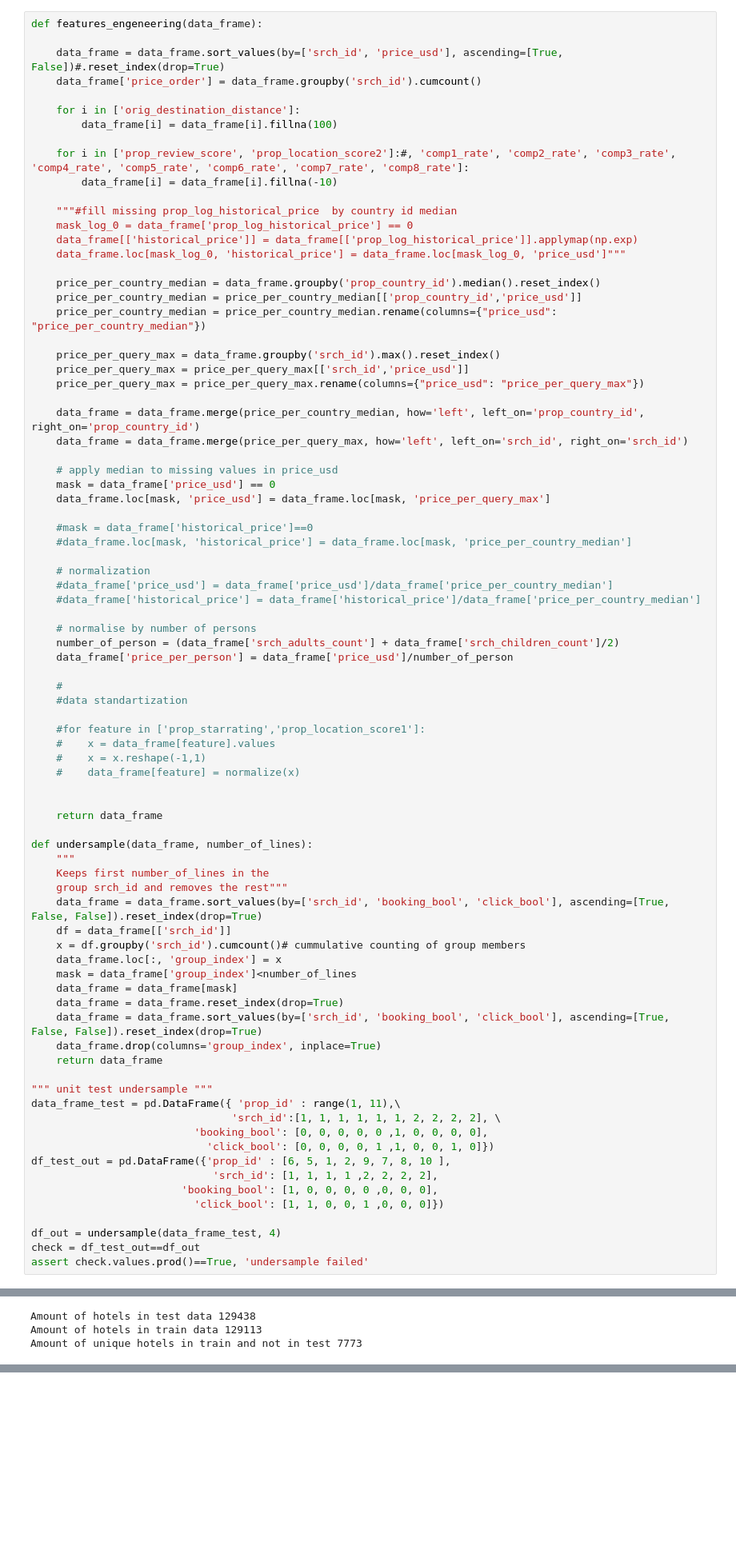
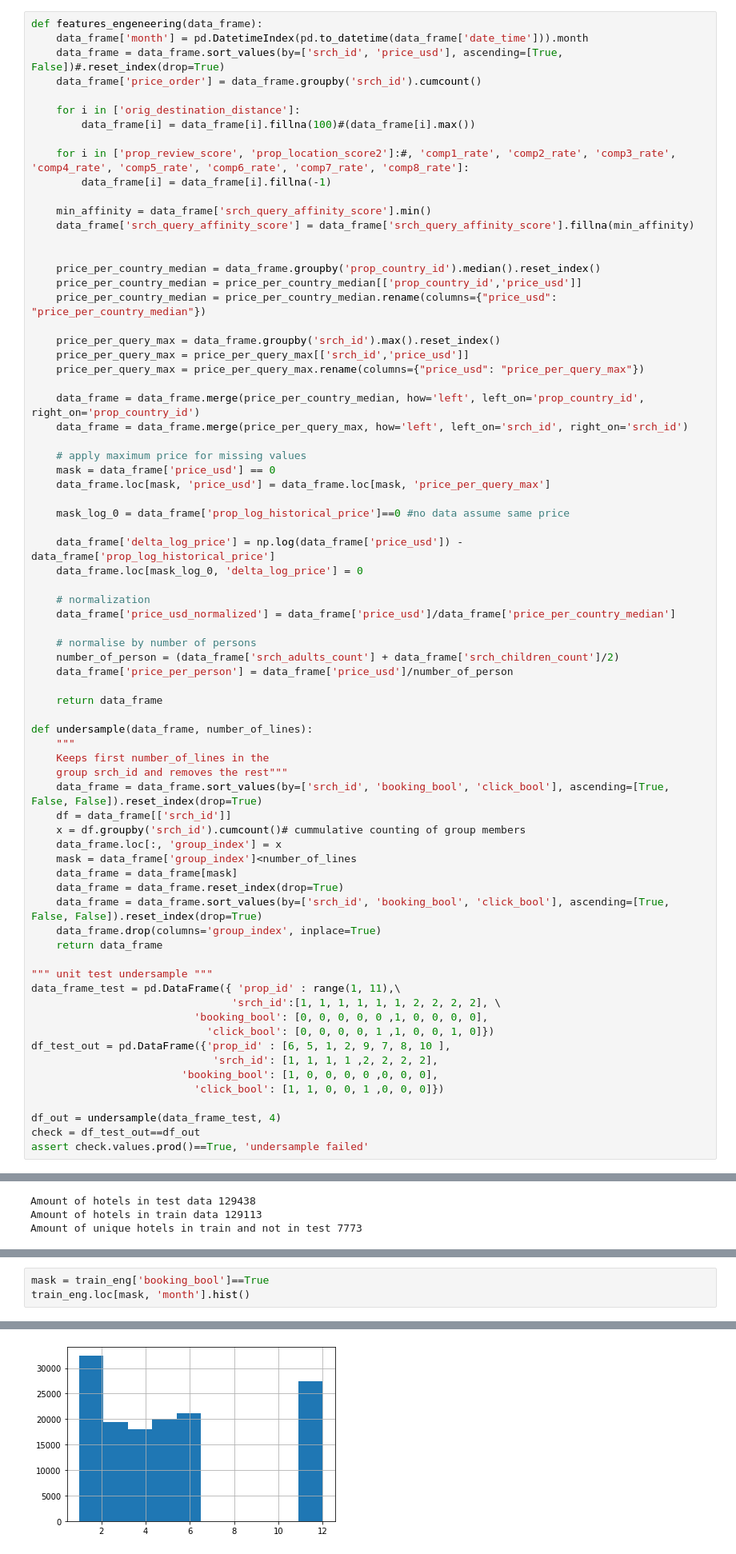
Before and after one commit to wolfbrr/DMT-2022-114, a Jupyter notebook: assignment-2/assignment-2.ipynb, the cells around one changed output, grey strips where cells are left out. Shown at 80% size. Cells and saved outputs as stored; diff of their text form; blank space fills up the shorter version.

```diff
--- a/assignment-2/assignment-2.ipynb
+++ b/assignment-2/assignment-2.ipynb
@@ -180,20 +181,19 @@ def cross_hotel_booking_likelihood(train_frame, test_frame):
 ### features engeneering
 # %%
 def features_engeneering(data_frame):
-
+    data_frame['month'] = pd.DatetimeIndex(pd.to_datetime(data_frame['date_time'])).month
     data_frame = data_frame.sort_values(by=['srch_id', 'price_usd'], ascending=[True,  False])#.reset_index(drop=True)
     data_frame['price_order'] = data_frame.groupby('srch_id').cumcount()
 
     for i in ['orig_destination_distance']:
-        data_frame[i] = data_frame[i].fillna(100)
+        data_frame[i] = data_frame[i].fillna(100)#(data_frame[i].max())
 
     for i in ['prop_review_score', 'prop_location_score2']:#, 'comp1_rate', 'comp2_rate', 'comp3_rate', 'comp4_rate', 'comp5_rate', 'comp6_rate', 'comp7_rate', 'comp8_rate']:
-        data_frame[i] = data_frame[i].fillna(-10)
+        data_frame[i] = data_frame[i].fillna(-1)
 
-    """#fill missing prop_log_historical_price  by country id median
-    mask_log_0 = data_frame['prop_log_historical_price'] == 0
-    data_frame[['historical_price']] = data_frame[['prop_log_historical_price']].applymap(np.exp)
-    data_frame.loc[mask_log_0, 'historical_price'] = data_frame.loc[mask_log_0, 'price_usd']"""
+    min_affinity = data_frame['srch_query_affinity_score'].min()
+    data_frame['srch_query_affinity_score'] = data_frame['srch_query_affinity_score'].fillna(min_affinity)
+
 
     price_per_country_median = data_frame.groupby('prop_country_id').median().reset_index()
     price_per_country_median = price_per_country_median[['prop_country_id','price_usd']]
@@ -206,29 +206,21 @@ def features_engeneering(data_frame):
     data_frame = data_frame.merge(price_per_country_median, how='left', left_on='prop_country_id', right_on='prop_country_id')
     data_frame = data_frame.merge(price_per_query_max, how='left', left_on='srch_id', right_on='srch_id')
 
-    # apply median to missing values in price_usd
+    # apply maximum price for missing values
     mask = data_frame['price_usd'] == 0
     data_frame.loc[mask, 'price_usd'] = data_frame.loc[mask, 'price_per_query_max']
 
-    #mask = data_frame['historical_price']==0
-    #data_frame.loc[mask, 'historical_price'] = data_frame.loc[mask, 'price_per_country_median']
+    mask_log_0 = data_frame['prop_log_historical_price']==0 #no data assume same price
+
+    data_frame['delta_log_price'] = np.log(data_frame['price_usd']) - data_frame['prop_log_historical_price']
+    data_frame.loc[mask_log_0, 'delta_log_price'] = 0
 
     # normalization
-    #data_frame['price_usd'] = data_frame['price_usd']/data_frame['price_per_country_median']
-    #data_frame['historical_price'] = data_frame['historical_price']/data_frame['price_per_country_median']
+    data_frame['price_usd_normalized'] = data_frame['price_usd']/data_frame['price_per_country_median']
 
     # normalise by number of persons
     number_of_person = (data_frame['srch_adults_count'] + data_frame['srch_children_count']/2)
     data_frame['price_per_person'] = data_frame['price_usd']/number_of_person
-
-    #
-    #data standartization
-
-    #for feature in ['prop_starrating','prop_location_score1']:
-    #    x = data_frame[feature].values
-    #    x = x.reshape(-1,1)
-    #    data_frame[feature] = normalize(x)
-
 
     return data_frame
 
@@ -369,0 +367,4 @@ display(train_eng[['price_usd','booking_bool', 'price_order','price_per_country_
+# %%
+mask = train_eng['booking_bool']==True
+train_eng.loc[mask, 'month'].hist()
+# %% [output]
@@ -369,0 +372 @@ display(train_eng[['price_usd','booking_bool', 'price_order','price_per_country_
+[figure, added]
```
Also changed, not shown: parts of 16 cells of this notebook, 1 other file.
